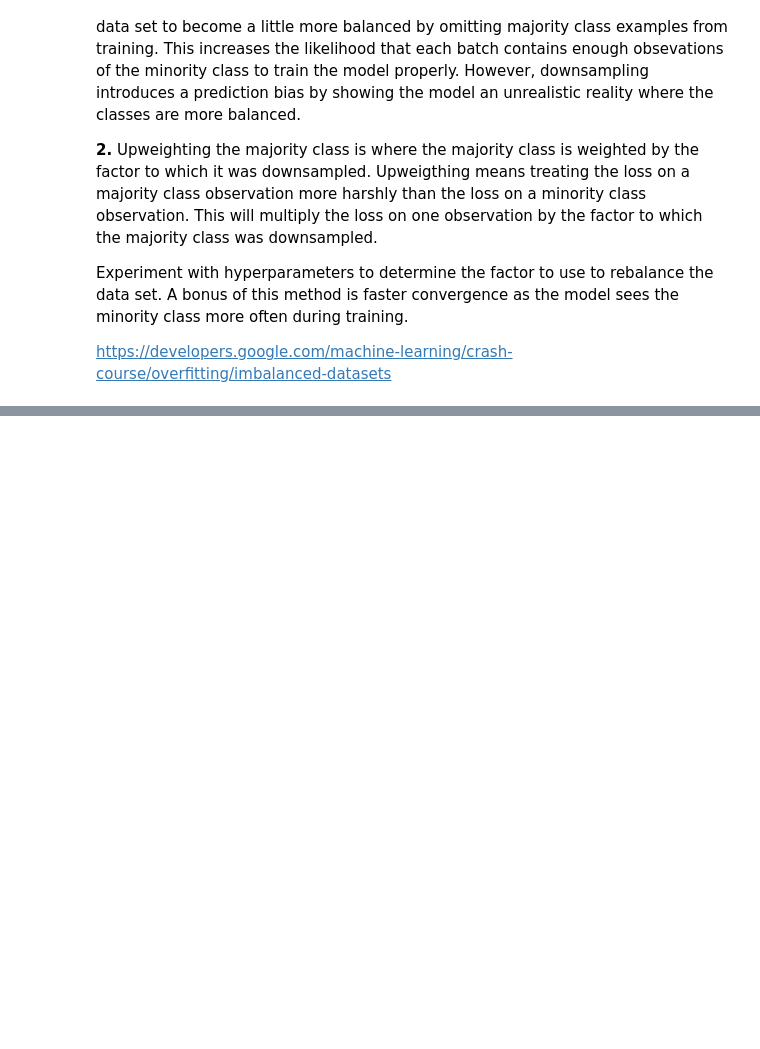
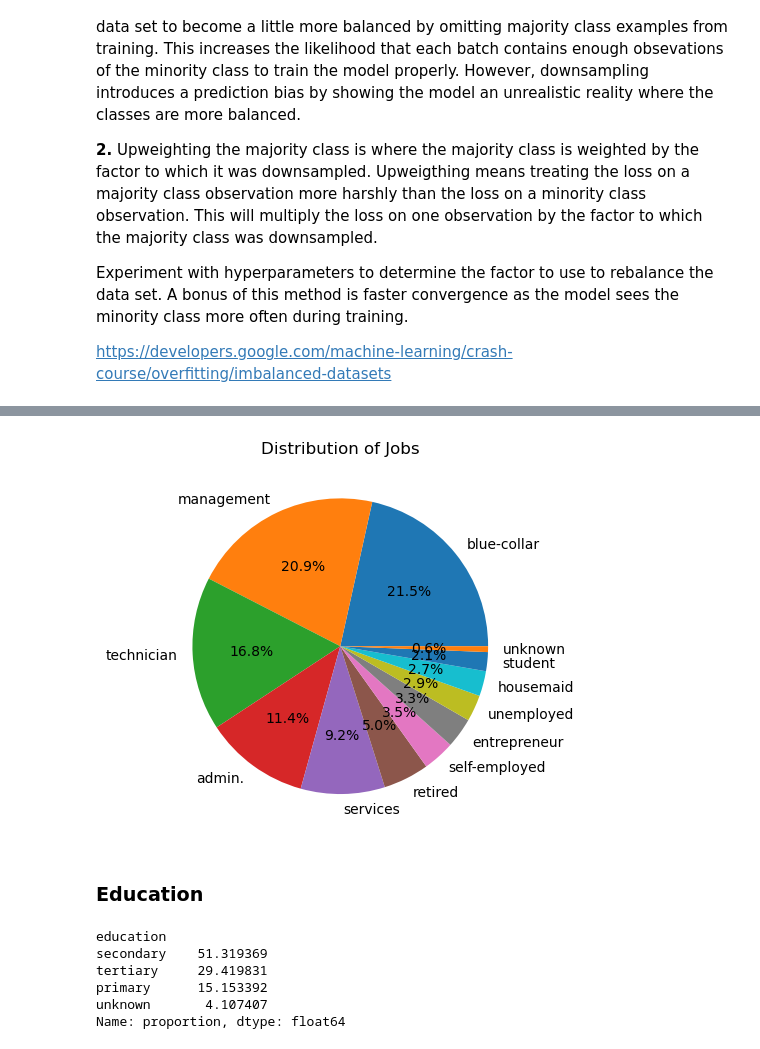
Before and after one commit to lucas-ben/mba-business-analytics, a Jupyter notebook: courses/machine-learning/Assignment 1/Bank Marketing Data/assignment_workbook.ipynb, the cells around one changed output, grey strips where cells are left out. Saved outputs shown, nothing was run; the diff lists cells and outputs as text; code cells hidden in the pictures; blank space fills up the shorter version.

```diff
--- a/courses/machine-learning/Assignment 1/Bank Marketing Data/assignment_workbook.ipynb
+++ b/courses/machine-learning/Assignment 1/Bank Marketing Data/assignment_workbook.ipynb
@@ -214,0 +254,18 @@ df_train.describe()
+# %%
+df_train['job'].value_counts().plot(kind='pie', autopct='%1.1f%%')
+plt.title('Distribution of Jobs')
+plt.ylabel('')
+plt.show()
+# %% [output]
+[figure, added]
+# %% [markdown]
+### **Education**
+# %%
+df_train['education'].value_counts(normalize=True) * 100
+# %% [output]
+education
+secondary    51.319369
+tertiary     29.419831
+primary      15.153392
+unknown       4.107407
+Name: proportion, dtype: float64
```
Also changed, not shown: parts of 17 cells of this notebook.
